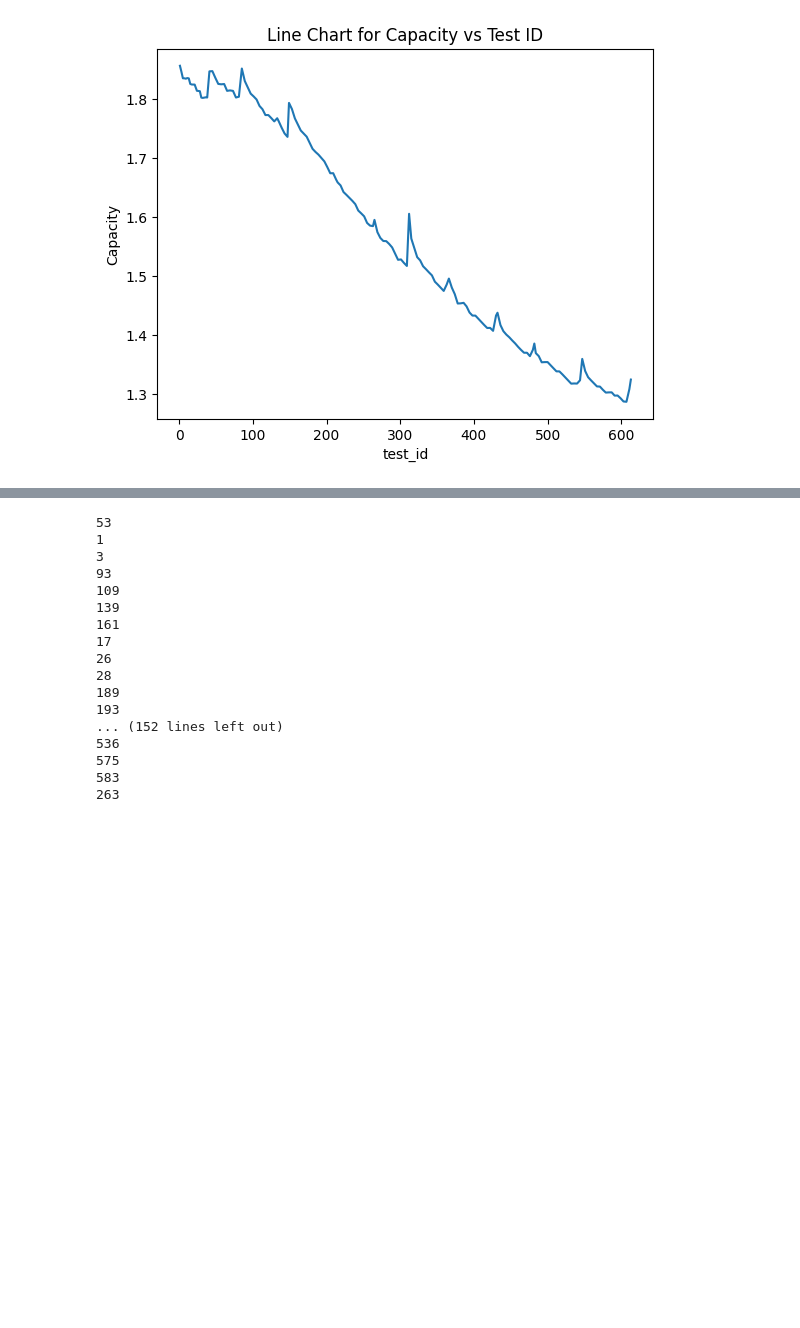
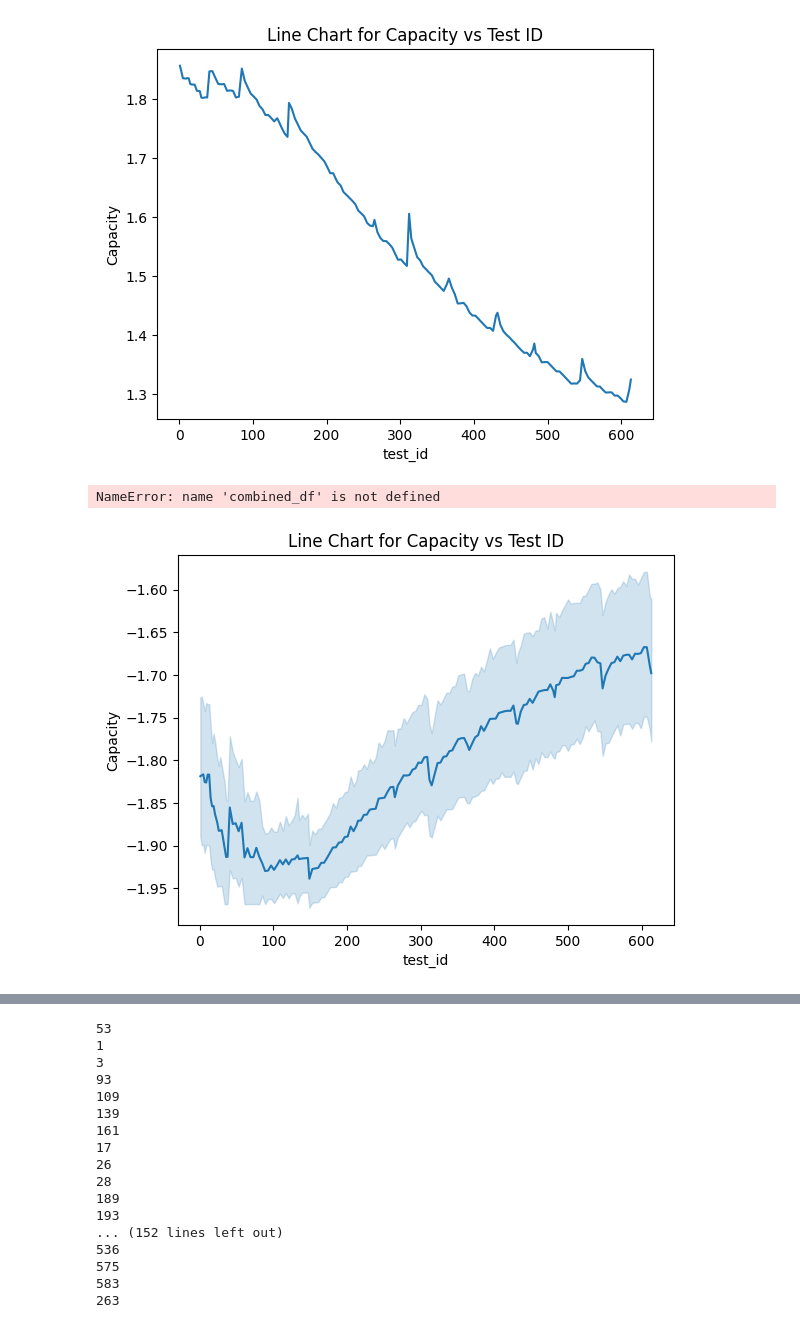
Before and after one commit to santhosh1299/lithium_ion_battery_discharge_prediction, a Jupyter notebook: Data Gathering.ipynb, the cells around one changed output, grey strips where cells are left out. Drawn from its saved outputs; the diff is of its cells as text; code cells hidden in the pictures; blank space fills up the shorter version.

Commit message:
api data clean - completed

```diff
--- a/Data Gathering.ipynb
+++ b/Data Gathering.ipynb
@@ -175,3 +172,41 @@ plt.title('Line Chart for Capacity vs Test ID')
 plt.show()
 # %% [output]
 [figure]
+# %%
+# battery discharge chart
+
+import seaborn as sns
+import matplotlib.pyplot as plt
+
+# Assuming 'df' is your DataFrame
+# Replace 'your_column_name' with the actual column name you want to visualize
+sns.lineplot(x='test_id', y='Voltage_measured', data=combined_df)
+
+# Optionally, add labels and a title
+
+plt.ylabel('Capacity')
+plt.title('Line Chart for Capacity vs Test ID')
+
+# Show the plot
+plt.show()
+# %% [output]
+NameError: name 'combined_df' is not defined
+# %%
+# battery discharge chart
+
+import seaborn as sns
+import matplotlib.pyplot as plt
+
+# Assuming 'df' is your DataFrame
+# Replace 'your_column_name' with the actual column name you want to visualize
+sns.lineplot(x='test_id', y='Current_measured', data=combined_df)
+
+# Optionally, add labels and a title
+
+plt.ylabel('Capacity')
+plt.title('Line Chart for Capacity vs Test ID')
+
+# Show the plot
+plt.show()
+# %% [output]
+[figure, added]
```
Also changed, not shown: parts of 11 cells of this notebook, 4 other files.
